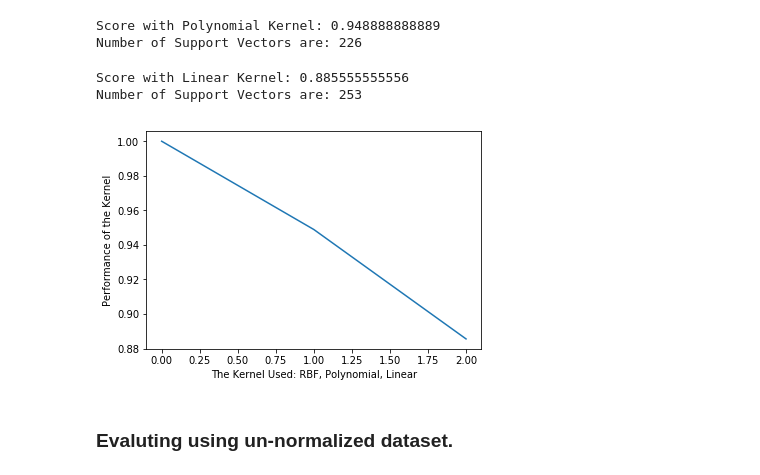
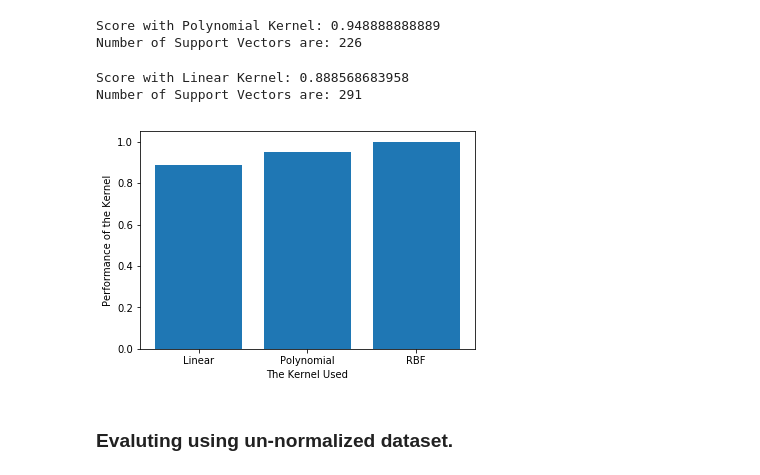
Before and after one commit to rohilrg/Machine-Learning-Practical-Session, a Jupyter notebook: Practical Session on SVM/SVM Practical Session.ipynb, the cells around one changed output. Drawn from its saved outputs; the diff is of its cells as text; code cells hidden in the pictures.

```diff
--- a/Practical Session on SVM/SVM Practical Session.ipynb
+++ b/Practical Session on SVM/SVM Practical Session.ipynb
@@ -539,8 +531,6 @@ data1['O3obs']= np.where(data1['O3obs'] > 150,1,0)
 # %%
-m1= data1['O3obs'][0:900].as_matrix()
-x7= data1.drop('O3obs', axis=1)[0:900].as_matrix()
-m2= data1['O3obs'][900:1041].as_matrix()
-x8= data1.drop('O3obs', axis=1)[900:1041].as_matrix()
+m1= data1['O3obs'].as_matrix()
+x7= data1.drop('O3obs', axis=1).as_matrix()
 # %%
 from sklearn.preprocessing import StandardScaler
 scaler= StandardScaler(copy=True, with_mean= True, with_std= True)
@@ -624,16 +617,17 @@ a= SVM.support_vectors_
 print('Number of Support Vectors are:', len(a))
 i= SVM.score(X_normalized,m1)
 # %% [output]
-Score with Linear Kernel: 0.885555555556
-Number of Support Vectors are: 253
+Score with Linear Kernel: 0.888568683958
+Number of Support Vectors are: 291
 # %%
+a=['RBF','Polynomial','Linear']
 m= [g,h,i]
-plt.plot(m)
-plt.xlabel('The Kernel Used: RBF, Polynomial, Linear')
+plt.bar(a, m)
+plt.xlabel('The Kernel Used')
 plt.ylabel('Performance of the Kernel')
 plt.show()
 # %% [output]
-[figure, old version]
+[figure, new version]
 # %% [markdown]
 ### Evaluting using un-normalized dataset.
 # %%
```
Also changed, not shown: parts of 4 cells of this notebook.
